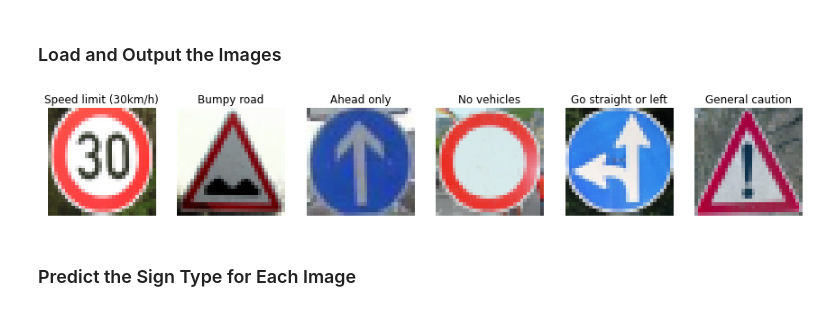
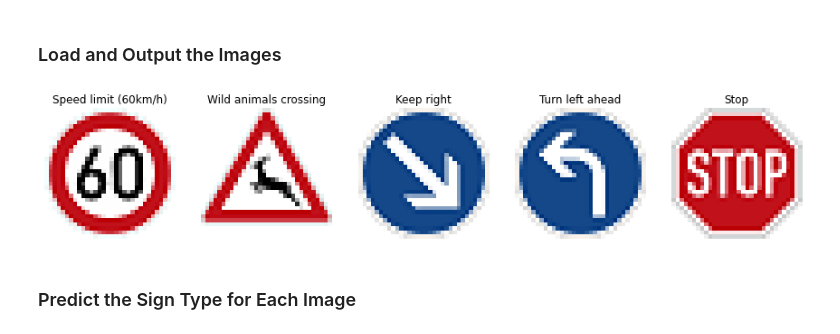
Before and after one commit to cyan-ide/Udacity-CarND-Traffic-Sign-Classifier-P3, a Jupyter notebook: Traffic_Sign_Classifier.ipynb, the cells around one changed output. Drawn from its saved outputs; the diff is of its cells as text; code cells hidden in the pictures.

Commit message:
modification is test image display

```diff
--- a/Traffic_Sign_Classifier.ipynb
+++ b/Traffic_Sign_Classifier.ipynb
@@ -613,31 +612,25 @@ You may find `signnames.csv` useful as it contains mappings from the class id (i
 # %%
 
 ### Load the images and plot them here.
 ### Feel free to use as many code cells as needed.
-new_images_paths = sorted(glob.glob('./new_images/*.png'))
-new_labels = np.array([1, 22, 35, 15, 37, 18])
+img_paths = ['./new_images/1.png', './new_images/2.png', './new_images/3.png', './new_images/4.png', './new_images/5.png']
+img_labels = np.array([3, 31, 38, 34, 14])
 
 #read and plot
-figures = {}
-labels = {}
 new_images = []
 index = 0
 #setup plot
-fig, axes = plt.subplots(1, 6, figsize = (15, 4.5))
-for mew_image in new_images_paths:
+fig, axes = plt.subplots(1, 5, figsize = (15, 4.5))
+for mew_image in img_paths:
     img_org = cv2.cvtColor(cv2.imread(mew_image), cv2.COLOR_BGR2RGB)
-    img = normalize_data(img_org)
-    new_images.append(img)
-    figures[index] = img
-    labels[index] = sign_names_df.iloc[new_labels[index]].SignName #[1].decode('ascii')
+    new_images.append( normalize_data(img_org) )
     #plot
     axes[index].set_axis_off()
     axes[index].imshow(img_org) #, cmap = 'gray')
-    axes[index].set_title(labels[index], fontsize=12)
-
+    axes[index].set_title(sign_names_df.iloc[img_labels[index]].SignName, fontsize=12)
     index += 1
 # %% [output]
-[figure, old version]
+[figure, new version]
 # %% [markdown]
 ### Predict the Sign Type for Each Image
 # %%
```
Also changed, not shown: parts of 6 cells of this notebook, 9 other files.
